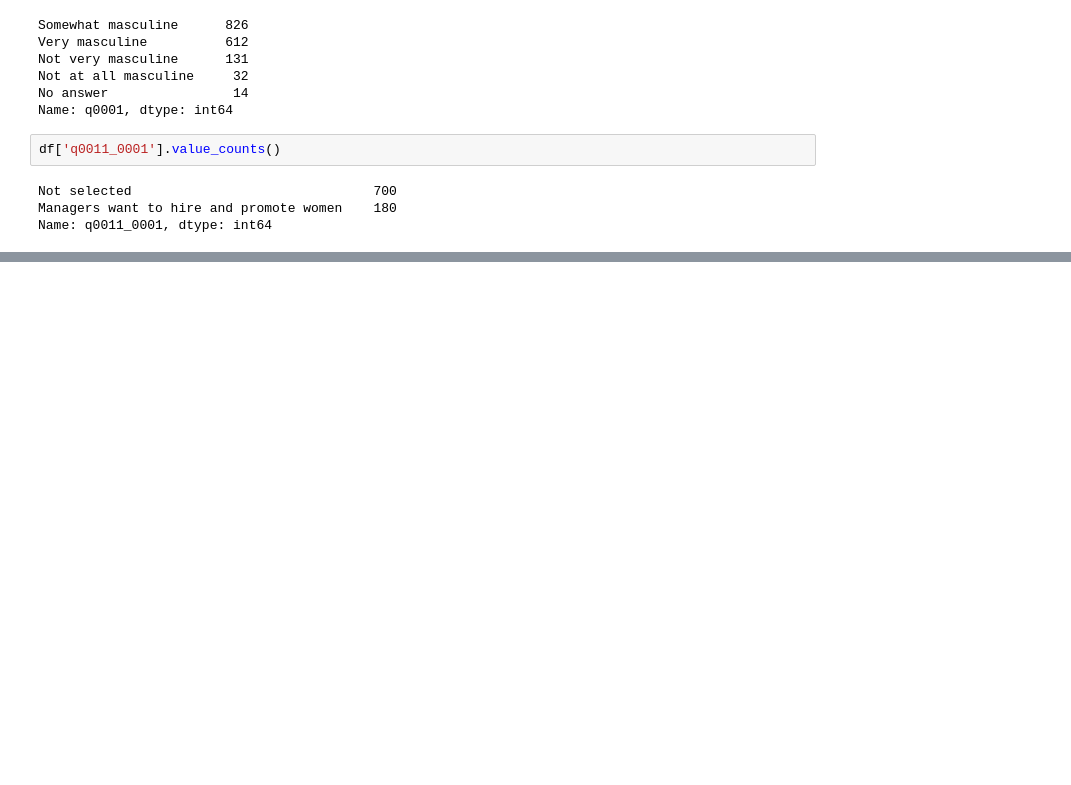
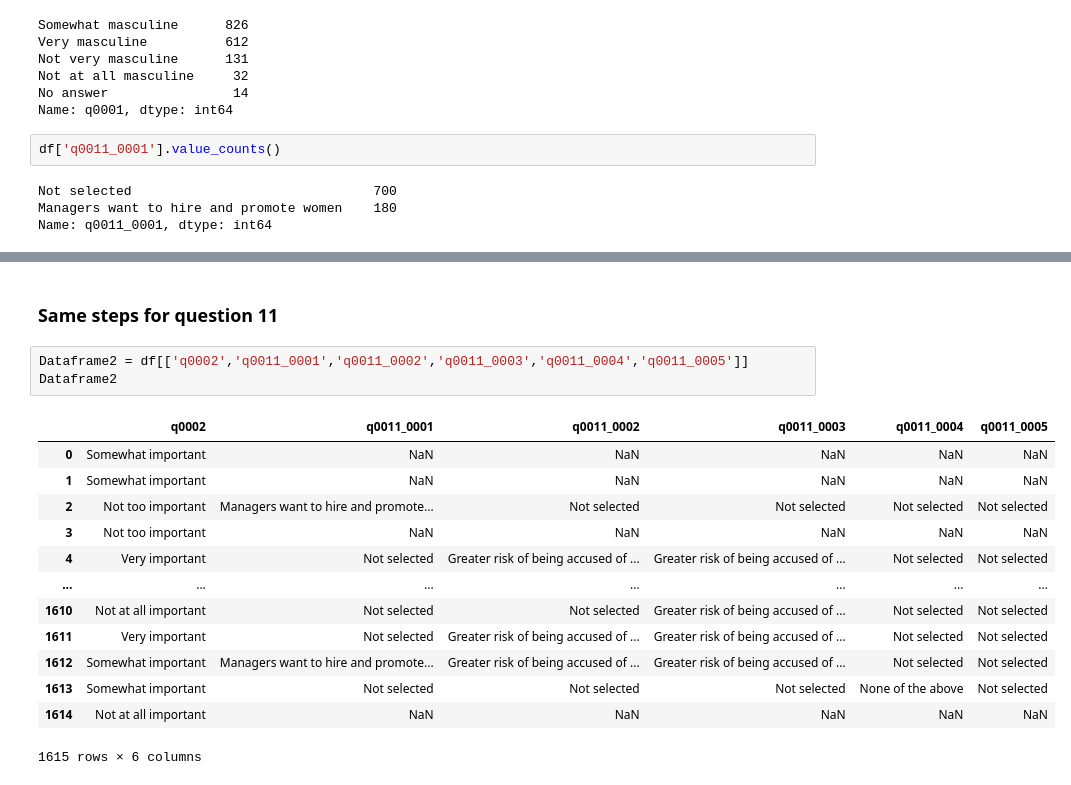
Before and after one commit to data301-2021-winter1/group20-project-, a Jupyter notebook: notebooks/analysis1.ipynb, the cells around one changed output, grey strips where cells are left out. Saved outputs shown, nothing was run; the diff lists cells and outputs as text; blank space fills up the shorter version.

```diff
--- a/notebooks/analysis1.ipynb
+++ b/notebooks/analysis1.ipynb
@@ -121,0 +213,19 @@ Name: q0011_0001, dtype: int64
+# %% [markdown]
+### Same steps for question 11
+# %%
+Dataframe2 = df[['q0002','q0011_0001','q0011_0002','q0011_0003','q0011_0004','q0011_0005']]
+Dataframe2
+# %% [output]
+|  | q0002 | q0011_0001 | q0011_0002 | q0011_0003 | q0011_0004 | q0011_0005 |
+| 0 | Somewhat important | NaN | NaN | NaN | NaN | NaN |
+| 1 | Somewhat important | NaN | NaN | NaN | NaN | NaN |
+| 2 | Not too important | Managers want to hire and promote... | Not selected | Not selected | Not selected | Not selected |
+| 3 | Not too important | NaN | NaN | NaN | NaN | NaN |
+| 4 | Very important | Not selected | Greater risk of being accused of ... | Greater risk of being accused of ... | Not selected | Not selected |
+| ... | ... | ... | ... | ... | ... | ... |
+| 1610 | Not at all important | Not selected | Not selected | Greater risk of being accused of ... | Not selected | Not selected |
+| 1611 | Very important | Not selected | Greater risk of being accused of ... | Greater risk of being accused of ... | Not selected | Not selected |
+| 1612 | Somewhat important | Managers want to hire and promote... | Greater risk of being accused of ... | Greater risk of being accused of ... | Not selected | Not selected |
+| 1613 | Somewhat important | Not selected | Not selected | Not selected | None of the above | Not selected |
+| 1614 | Not at all important | NaN | NaN | NaN | NaN | NaN |
+1615 rows × 6 columns
```
Also changed, not shown: parts of 20 cells of this notebook.
